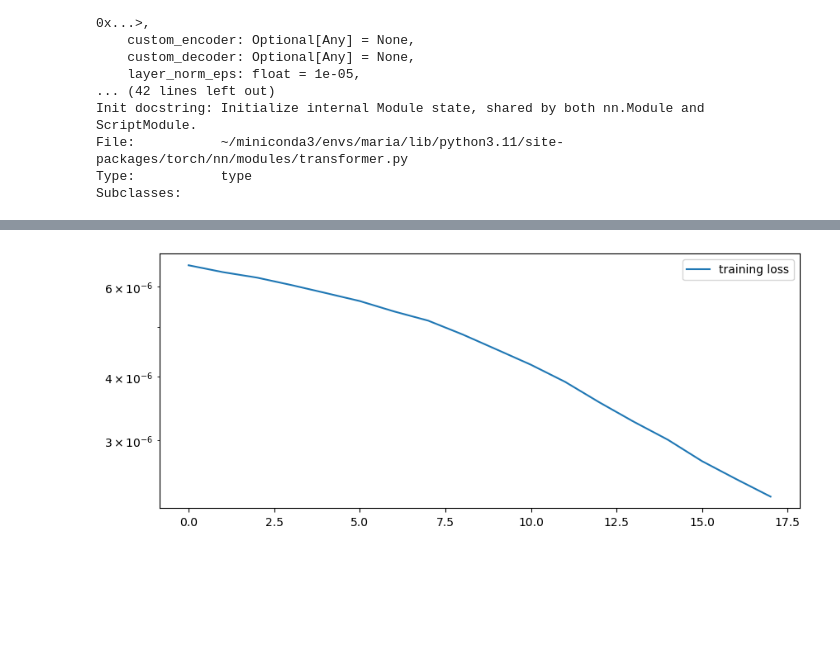
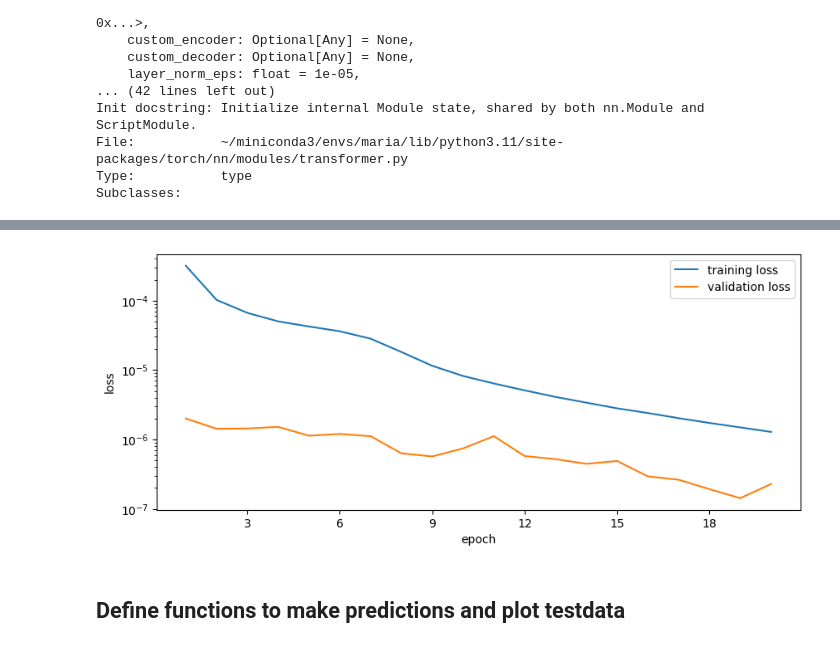
Before and after one commit to jwuerzinger/CMB_denoising, a Jupyter notebook: transformer_maria/first_attempt.ipynb, the cells around one changed output, grey strips where cells are left out. Saved outputs shown, nothing was run; the diff lists cells and outputs as text; code cells hidden in the pictures; blank space fills up the shorter version.

Commit message:
First dummy CMB prediction

```diff
--- a/transformer_maria/first_attempt.ipynb
+++ b/transformer_maria/first_attempt.ipynb
@@ -303,0 +298,7 @@ tod.data.compute().shape
+# %%
+print("tod shape:", tod_train.data.compute().shape)
+maxlen = 100
+
+testtod = tod_train.data.compute()[:,:maxlen]
+print("testtod shape:", testtod.shape)
+print(testtod)
@@ -344,10 +382,10 @@ def train_epoch(model, optimizer, xdata, cmbdata):
 
     # for src, tgt in train_dataloader:
 
-    # for i in range(30_000//BATCH_SIZE):
-    for i in range(10):
-        print("HERE", i, 30_000//BATCH_SIZE)
-        src, tgt = give_batch(xdata=xdata, cmbdata=cmbdata) # TODO: Too slow! Needs to be vectorised!!
+    for i in range(30_000//BATCH_SIZE):
+    # for i in range(10):
+        # print("HERE", i, 30_000//BATCH_SIZE)
+        src, tgt = give_batch(xdata=xdata, cmbdata=cmbdata, batch_size=BATCH_SIZE, seq_len=128) # TODO: Too slow! Needs to be vectorised!!
 
         src = src.to(DEVICE)
         tgt = tgt.to(DEVICE)
@@ -374,23 +438,25 @@ def train_epoch(model, optimizer, xdata, cmbdata):
 # %%
 from timeit import default_timer as timer
 import matplotlib.pyplot as plt
-NUM_EPOCHS = 18
-# NUM_EPOCHS = 1
+NUM_EPOCHS = 20
+# NUM_EPOCHS = 3
 
 train_losses = []
 val_losses = []
 
-xdata = torch.Tensor(tod.data.compute().T)
-cmbdata = torch.Tensor(tod.components['cmb'].compute().T)
+xdata_train = torch.Tensor(tod_train.data.compute().T)
+cmbdata_train = torch.Tensor(tod_train.components['cmb'].compute().T)
+xdata_val = torch.Tensor(tod_val.data.compute().T)
+cmbdata_val = torch.Tensor(tod_val.components['cmb'].compute().T)
 
 for epoch in range(1, NUM_EPOCHS+1):
     start_time = timer()
-    train_loss = train_epoch(transformer, optimizer, xdata, cmbdata)
+    train_loss = train_epoch(transformer, optimizer, xdata_train, cmbdata_train)
     end_time = timer()
-    # val_loss = evaluate(transformer)
+    val_loss = evaluate(transformer, xdata_val, cmbdata_val)
 
     train_losses += [train_loss,]
-    # val_losses += [val_loss,]
-    # print((f"Epoch: {epoch}, Train loss: {train_loss:.3f}, Val loss: {val_loss:.3f}, "f"Epoch time = {(end_time - start_time):.3f}s"))
-    print((f"Epoch: {epoch}, Train loss: {train_loss:.3f}, "f"Epoch time = {(end_time - start_time):.3f}s"))
+    val_losses += [val_loss,]
+    print((f"Epoch: {epoch}, Train loss: {train_loss}, Val loss: {val_loss}, "f"Epoch time = {(end_time - start_time):.3f}s"))
+    # print((f"Epoch: {epoch}, Train loss: {train_loss:.3f}, "f"Epoch time = {(end_time - start_time):.3f}s"))
 # %% [output]
@@ -414,12 +483,19 @@ Epoch: 18, Train loss: 0.000, Epoch time = 2.466s
 # %%
+from matplotlib.ticker import MaxNLocator
+
 fig, axes = plt.subplots(1, 1, figsize=(10,4))
-axes.plot(train_losses, label='training loss')
-# axes.plot(val_losses, label='val_losses')
+axes.plot(np.linspace(1, len(train_losses), len(train_losses)), train_losses, label='training loss')
+axes.plot(np.linspace(1, len(val_losses), len(val_losses)), val_losses, label='validation loss')
 plt.legend()
 plt.yscale('log')
+plt.xlabel('epoch')
+axes.xaxis.set_major_locator(MaxNLocator(integer=True))
+plt.ylabel('loss')
 plt.show()
 # %% [output]
-[figure, old version]
+[figure, new version]
+# %% [markdown]
+## Define functions to make predictions and plot testdata
 # %%
 # function to generate output sequence using greedy algorithm
 def greedy_decode(model, src, src_mask, max_len):
```
Also changed, not shown: parts of 25 cells of this notebook.
